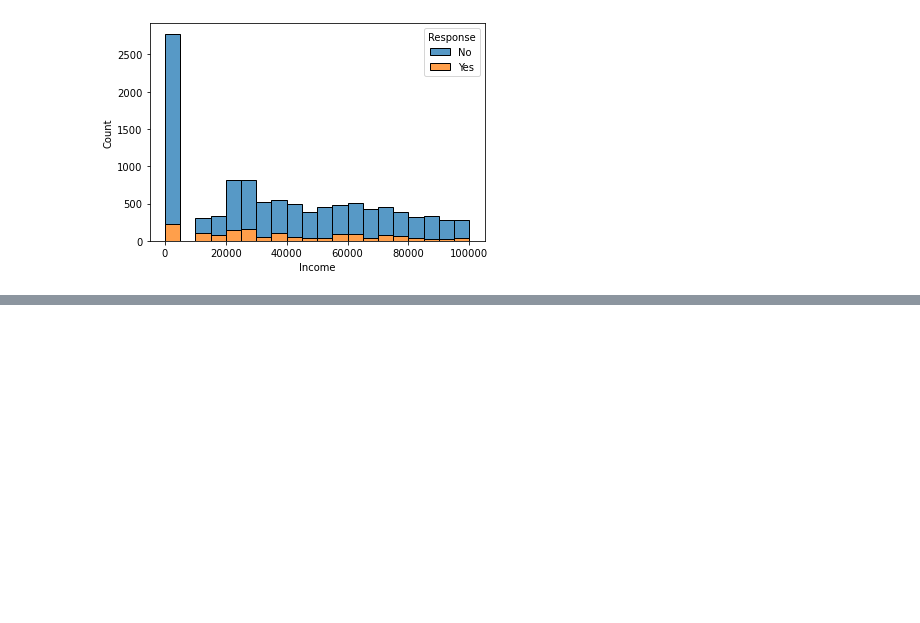
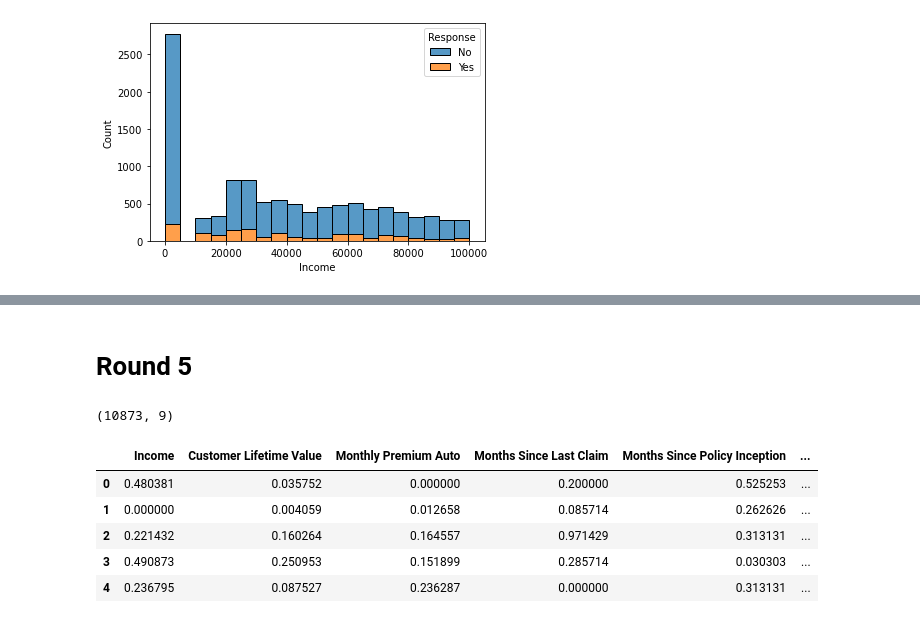
Before and after one commit to ClaraQuer/lab-customer-analysis-round-2, a Jupyter notebook: Customer Analysis.ipynb, the cells around one changed output, grey strips where cells are left out. Cells and saved outputs as stored; diff of their text form; code cells hidden in the pictures; blank space fills up the shorter version.

Commit message:
Round 5

```diff
--- a/Customer Analysis.ipynb
+++ b/Customer Analysis.ipynb
@@ -514,0 +513,2 @@ plt.show()
+# %% [markdown]
+# Round 5
@@ -514,0 +518,14 @@ plt.show()
+# %%
+transformer = MinMaxScaler().fit(X)
+X_normalized = transformer.transform(X)
+print(X_normalized.shape)
+X_normalized = pd.DataFrame(X_normalized, columns=X.columns)
+X_normalized.head()
+# %% [output]
+(10873, 9)
+|  | Income | Customer Lifetime Value | Monthly Premium Auto | Months Since Last Claim | Months Since Policy Inception | ... |
+| 0 | 0.480381 | 0.035752 | 0.000000 | 0.200000 | 0.525253 | ... |
+| 1 | 0.000000 | 0.004059 | 0.012658 | 0.085714 | 0.262626 | ... |
+| 2 | 0.221432 | 0.160264 | 0.164557 | 0.971429 | 0.313131 | ... |
+| 3 | 0.490873 | 0.250953 | 0.151899 | 0.285714 | 0.030303 | ... |
+| 4 | 0.236795 | 0.087527 | 0.236287 | 0.000000 | 0.313131 | ... |
```
Also changed, not shown: parts of 34 cells of this notebook.
